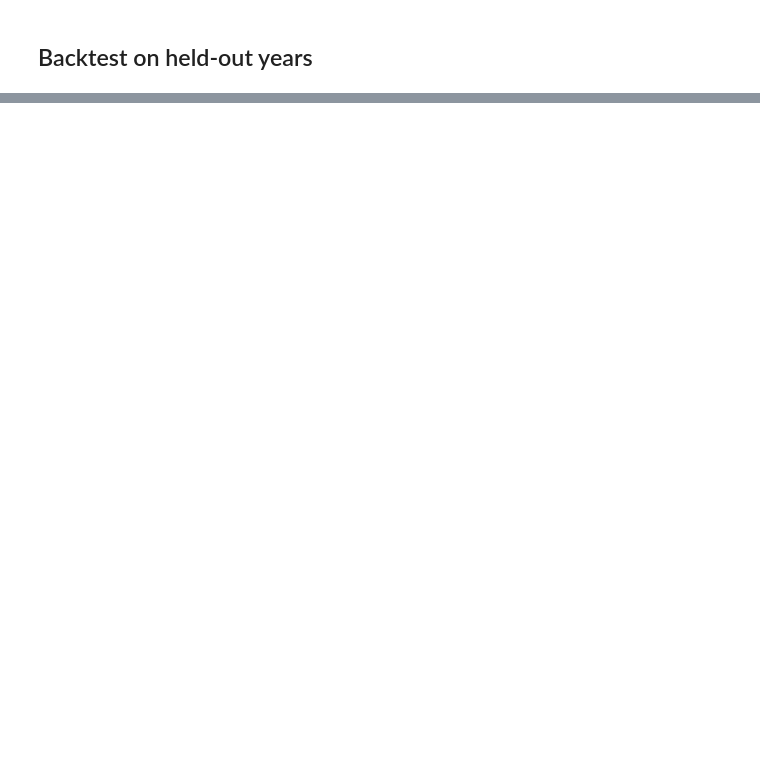
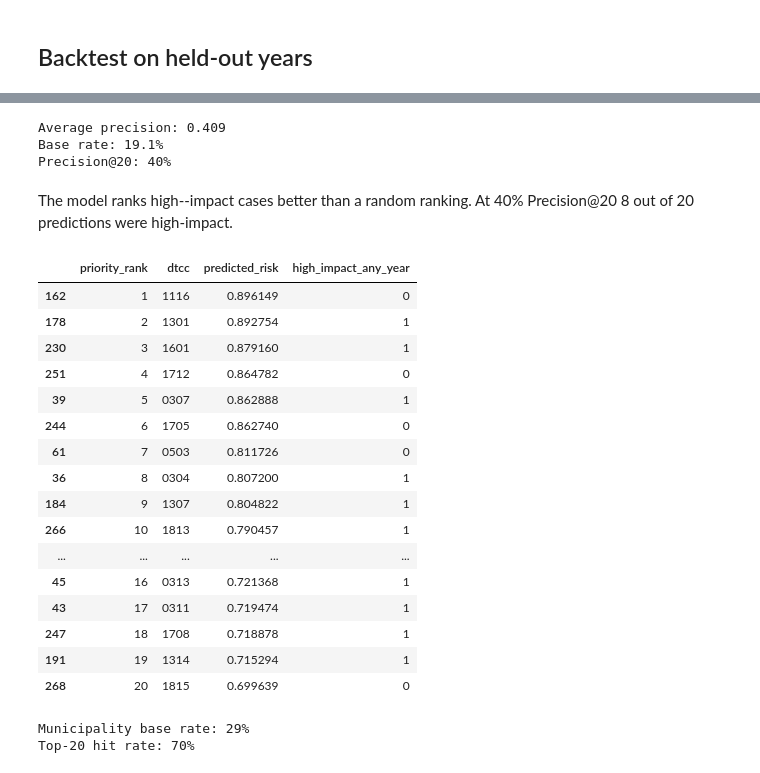
Before and after one commit to rogerjeasy/sustainability-analytics, a Jupyter notebook: notebooks/04_ml_fire_risk.ipynb, the cells around one changed output, grey strips where cells are left out. Cells and saved outputs as stored; diff of their text form; code cells hidden in the pictures; blank space fills up the shorter version.

```diff
--- a/notebooks/04_ml_fire_risk.ipynb
+++ b/notebooks/04_ml_fire_risk.ipynb
@@ -563,0 +440,76 @@ wildfire-risk forecast.
+# %%
+# Predictions for held-out municipality-years
+risk = test_df[["dtcc", "year"]].copy()
+risk["predicted_risk"] = best_model.predict_proba(X_test)[:, 1]
+risk["observed_high_impact"] = y_test.to_numpy()
+
+ap = average_precision_score(
+    risk["observed_high_impact"],
+    risk["predicted_risk"],
+)
+
+base_rate = risk["observed_high_impact"].mean()
+
+precision_k = precision_at_k(
+    risk["observed_high_impact"],
+    risk["predicted_risk"],
+)
+
+print(f"Average precision: {ap:.3f}")
+print(f"Base rate: {base_rate:.1%}")
+print(f"Precision@{TOP_K}: {precision_k:.0%}")
+# %% [output]
+Average precision: 0.409
+Base rate: 19.1%
+Precision@20: 40%
+# %% [markdown]
+The model ranks high--impact cases better than a random ranking. At 40% Precision@20 8 out of 20 predictions were high-impact.
+# %%
+# Average risk across held-out years, then rank municipalities
+priority = (
+    risk.groupby("dtcc", as_index=False)
+        .agg(
+            predicted_risk=("predicted_risk", "mean"),
+            high_impact_any_year=("observed_high_impact", "max"),
+        )
+        .sort_values("predicted_risk", ascending=False)
+)
+
+priority["priority_rank"] = range(1, len(priority) + 1)
+
+top = priority.head(TOP_K).copy()
+
+municipality_base_rate = priority["high_impact_any_year"].mean()
+top_hit_rate = top["high_impact_any_year"].mean()
+
+display(
+    top[
+        ["priority_rank", "dtcc", "predicted_risk", "high_impact_any_year"]
+    ]
+)
+
+print(f"Municipality base rate: {municipality_base_rate:.0%}")
+print(f"Top-{TOP_K} hit rate: {top_hit_rate:.0%}")
+
+# each municipality appears only once. The predicted risk is averaged across the held-out years.
+# a municipality counts as high impact if it had high impact in at least one held-out year.
+# %% [output]
+|  | priority_rank | dtcc | predicted_risk | high_impact_any_year |
+| 162 | 1 | 1116 | 0.896149 | 0 |
+| 178 | 2 | 1301 | 0.892754 | 1 |
+| 230 | 3 | 1601 | 0.879160 | 1 |
+| 251 | 4 | 1712 | 0.864782 | 0 |
+| 39 | 5 | 0307 | 0.862888 | 1 |
+| 244 | 6 | 1705 | 0.862740 | 0 |
+| 61 | 7 | 0503 | 0.811726 | 0 |
+| 36 | 8 | 0304 | 0.807200 | 1 |
+| 184 | 9 | 1307 | 0.804822 | 1 |
+| 266 | 10 | 1813 | 0.790457 | 1 |
+| ... | ... | ... | ... | ... |
+| 45 | 16 | 0313 | 0.721368 | 1 |
+| 43 | 17 | 0311 | 0.719474 | 1 |
+| 247 | 18 | 1708 | 0.718878 | 1 |
+| 191 | 19 | 1314 | 0.715294 | 1 |
+| 268 | 20 | 1815 | 0.699639 | 0 |
+Municipality base rate: 29%
+Top-20 hit rate: 70%
```
Also changed, not shown: parts of 13 cells of this notebook, 1 other file.
